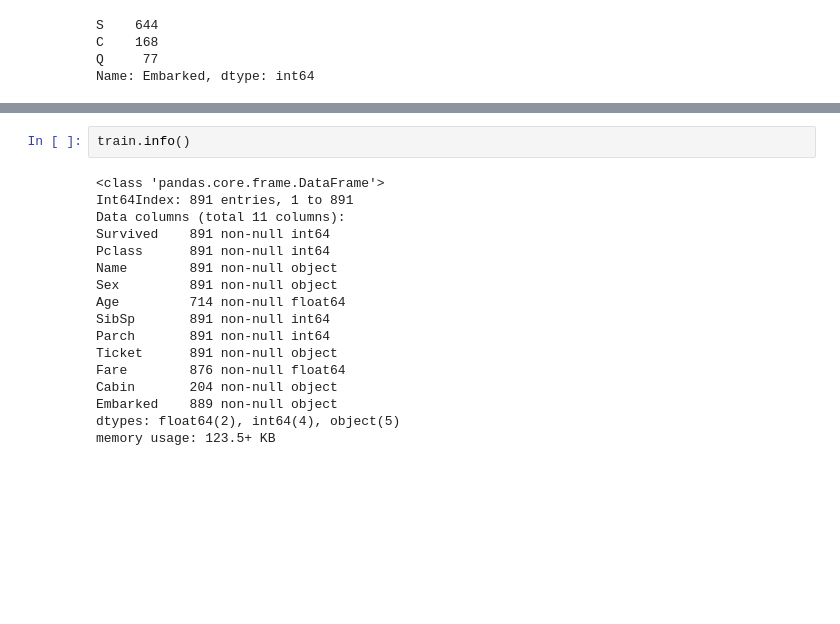
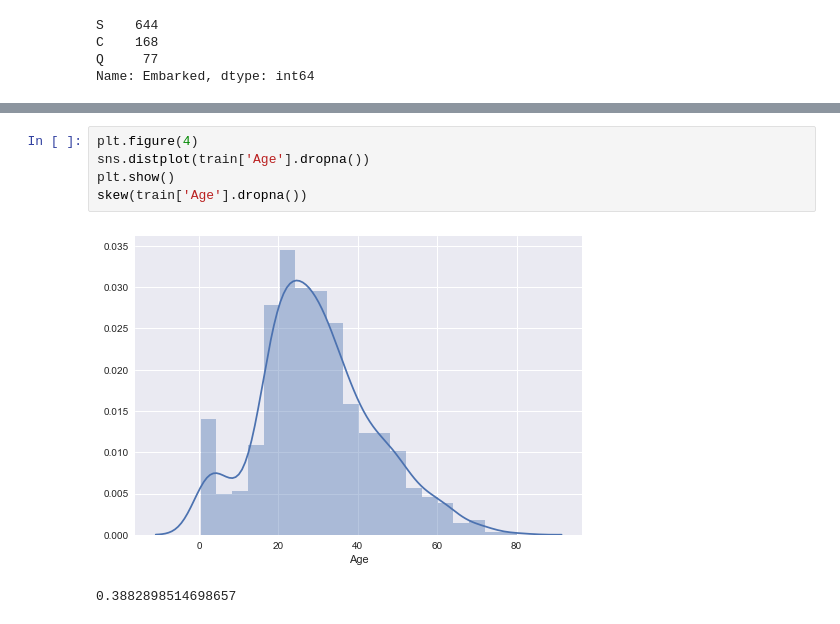
Before and after one commit to klin90/titanic, a Jupyter notebook: Explore.ipynb, the cells around one changed output, grey strips where cells are left out. Drawn from its saved outputs; the diff is of its cells as text; blank space fills up the shorter version.

```diff
--- a/Explore.ipynb
+++ b/Explore.ipynb
@@ -49,22 +77,11 @@ train[train['Cabin'] == 'B28']
 | PassengerId |  |  |  |  |  |  |  |  |  |  | ... |
 | 62 | 1 | 1 | Icard, Miss. Amelie | female | 38.0 | 0 | 0 | 113572 | 80.0 | B28 | ... |
 | 830 | 1 | 1 | Stone, Mrs. George Nelson (Martha... | female | 62.0 | 0 | 0 | 113572 | 80.0 | B28 | ... |
-# %%
-train.info()
-# %% [output]
-<class 'pandas.core.frame.DataFrame'>
-Int64Index: 891 entries, 1 to 891
-Data columns (total 11 columns):
-Survived    891 non-null int64
-Pclass      891 non-null int64
-Name        891 non-null object
-Sex         891 non-null object
-Age         714 non-null float64
-SibSp       891 non-null int64
-Parch       891 non-null int64
-Ticket      891 non-null object
-Fare        876 non-null float64
-Cabin       204 non-null object
-Embarked    889 non-null object
-dtypes: float64(2), int64(4), object(5)
-memory usage: 123.5+ KB
+# %%
+plt.figure(4)
+sns.distplot(train['Age'].dropna())
+plt.show()
+skew(train['Age'].dropna())
+# %% [output]
+[figure, added]
+0.3882898514698657
```
Also changed, not shown: parts of 9 cells of this notebook, 5 other files.
